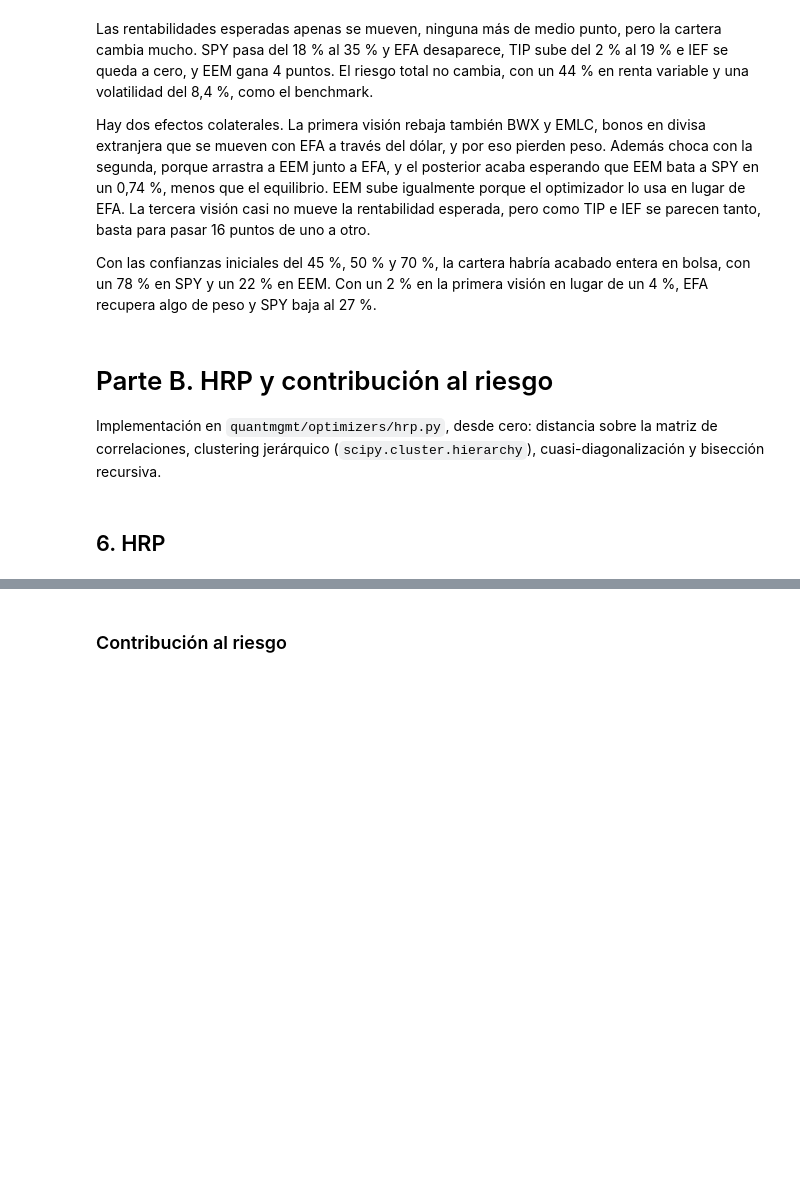
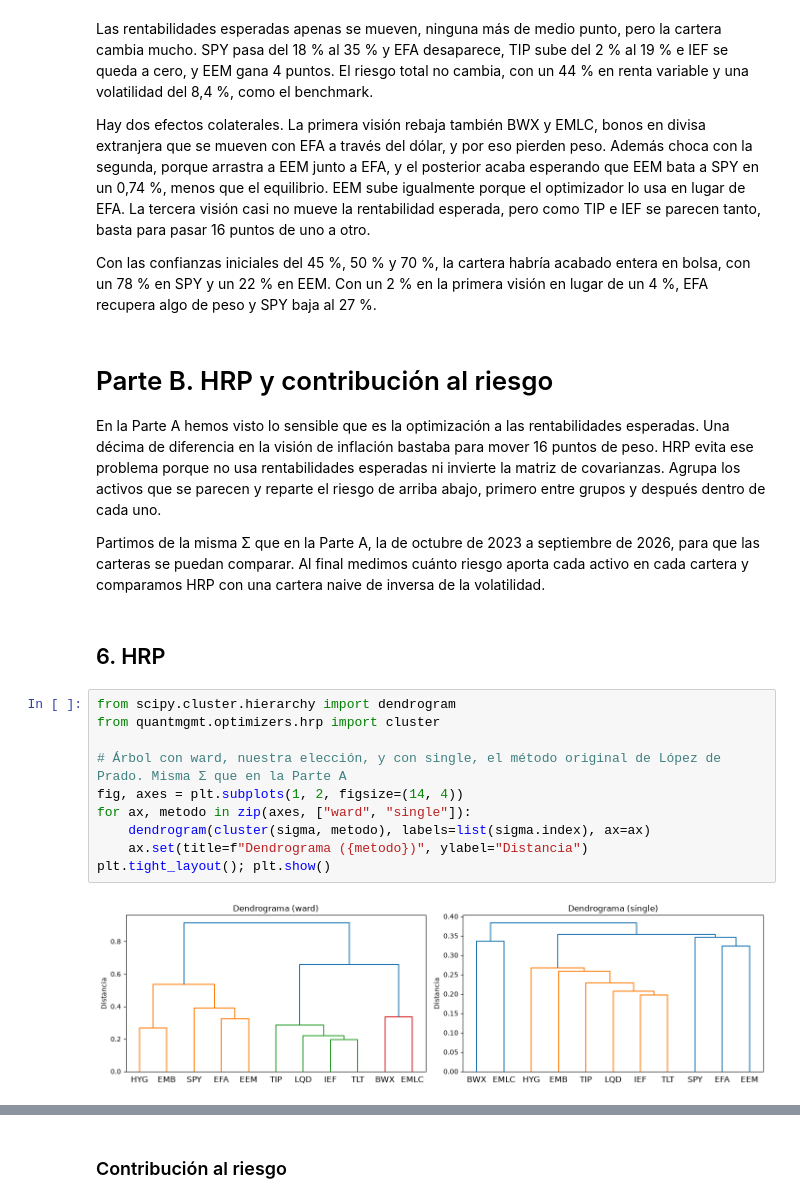
Before and after one commit to hectoorperezz/quant-management, a Jupyter notebook: notebooks/03_bl_hrp.ipynb, the cells around one changed output, grey strips where cells are left out. Saved outputs shown, nothing was run; the diff lists cells and outputs as text; blank space fills up the shorter version.

Commit message:
feat(p3): HRP en el notebook, dendrograma, matriz reordenada y contribución al riesgo

```diff
--- a/notebooks/03_bl_hrp.ipynb
+++ b/notebooks/03_bl_hrp.ipynb
@@ -463,6 +463,20 @@ Con las confianzas iniciales del 45 %, 50 % y 70 %, la cartera habría acabado e
 # %% [markdown]
 # Parte B. HRP y contribución al riesgo
 
-Implementación en `quantmgmt/optimizers/hrp.py`, desde cero: distancia sobre la matriz de correlaciones, clustering jerárquico (`scipy.cluster.hierarchy`), cuasi-diagonalización y bisección recursiva.
+En la Parte A hemos visto lo sensible que es la optimización a las rentabilidades esperadas. Una décima de diferencia en la visión de inflación bastaba para mover 16 puntos de peso. HRP evita ese problema porque no usa rentabilidades esperadas ni invierte la matriz de covarianzas. Agrupa los activos que se parecen y reparte el riesgo de arriba abajo, primero entre grupos y después dentro de cada uno.
+
+Partimos de la misma Σ que en la Parte A, la de octubre de 2023 a septiembre de 2026, para que las carteras se puedan comparar. Al final medimos cuánto riesgo aporta cada activo en cada cartera y comparamos HRP con una cartera naive de inversa de la volatilidad.
 # %% [markdown]
 ## 6. HRP
+# %%
+from scipy.cluster.hierarchy import dendrogram
+from quantmgmt.optimizers.hrp import cluster
+
+# Árbol con ward, nuestra elección, y con single, el método original de López de Prado. Misma Σ que en la Parte A
+fig, axes = plt.subplots(1, 2, figsize=(14, 4))
+for ax, metodo in zip(axes, ["ward", "single"]):
+    dendrogram(cluster(sigma, metodo), labels=list(sigma.index), ax=ax)
+    ax.set(title=f"Dendrograma ({metodo})", ylabel="Distancia")
+plt.tight_layout(); plt.show()
+# %% [output]
+[figure, added]
```
Also changed, not shown: parts of 7 cells of this notebook.
